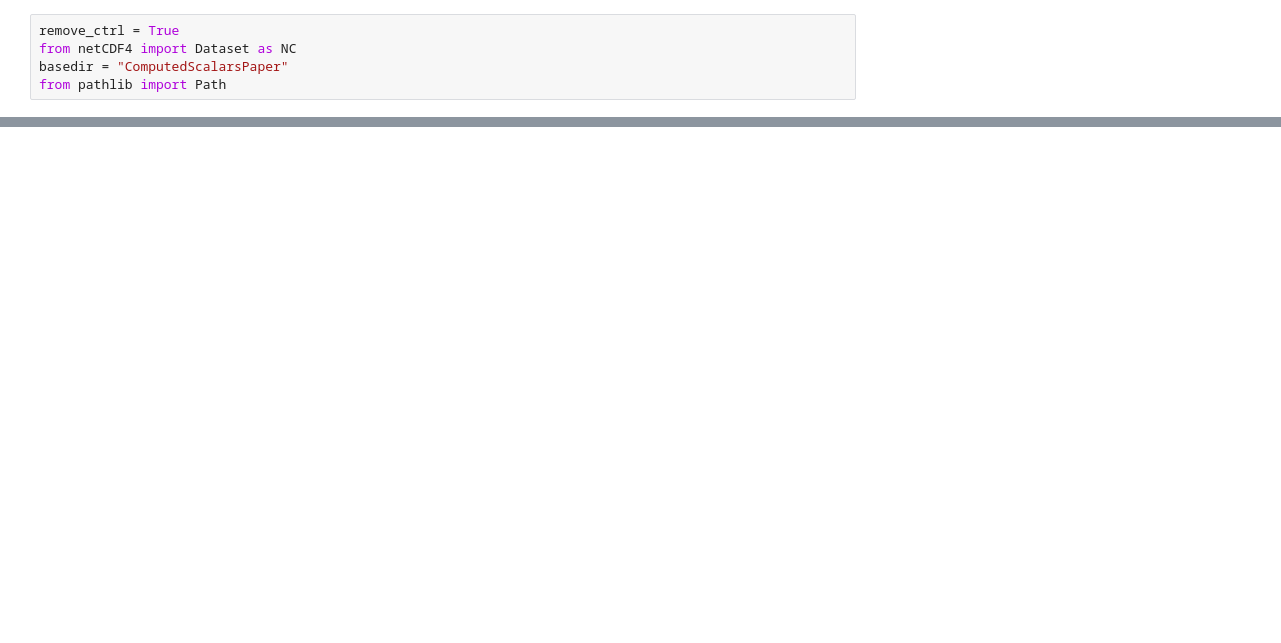
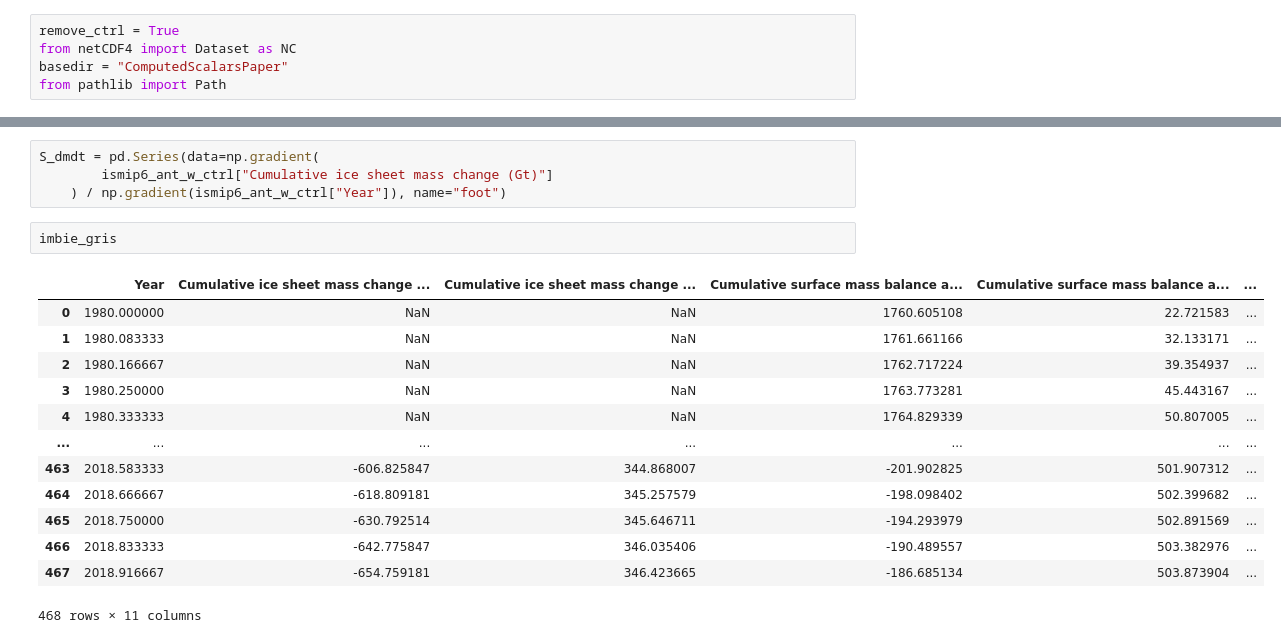
Before and after one commit to aaschwanden/ismip6-ipcc, a Jupyter notebook: analyze_slr_predictions.ipynb, the cells around one changed output, grey strips where cells are left out. Drawn from its saved outputs; the diff is of its cells as text; blank space fills up the shorter version.

```diff
--- a/analyze_slr_predictions.ipynb
+++ b/analyze_slr_predictions.ipynb
@@ -270,0 +272,20 @@ ismip6_ant_w_ctrl[(ismip6_ant_w_ctrl["Year"] > 2012) & (ismip6_ant_w_ctrl["Model
+# %%
+S_dmdt = pd.Series(data=np.gradient(
+        ismip6_ant_w_ctrl["Cumulative ice sheet mass change (Gt)"]
+    ) / np.gradient(ismip6_ant_w_ctrl["Year"]), name="foot")
+# %%
+imbie_gris
+# %% [output]
+|  | Year | Cumulative ice sheet mass change ... | Cumulative ice sheet mass change ... | Cumulative surface mass balance a... | Cumulative surface mass balance a... | ... |
+| 0 | 1980.000000 | NaN | NaN | 1760.605108 | 22.721583 | ... |
+| 1 | 1980.083333 | NaN | NaN | 1761.661166 | 32.133171 | ... |
+| 2 | 1980.166667 | NaN | NaN | 1762.717224 | 39.354937 | ... |
+| 3 | 1980.250000 | NaN | NaN | 1763.773281 | 45.443167 | ... |
+| 4 | 1980.333333 | NaN | NaN | 1764.829339 | 50.807005 | ... |
+| ... | ... | ... | ... | ... | ... | ... |
+| 463 | 2018.583333 | -606.825847 | 344.868007 | -201.902825 | 501.907312 | ... |
+| 464 | 2018.666667 | -618.809181 | 345.257579 | -198.098402 | 502.399682 | ... |
+| 465 | 2018.750000 | -630.792514 | 345.646711 | -194.293979 | 502.891569 | ... |
+| 466 | 2018.833333 | -642.775847 | 346.035406 | -190.489557 | 503.382976 | ... |
+| 467 | 2018.916667 | -654.759181 | 346.423665 | -186.685134 | 503.873904 | ... |
+468 rows × 11 columns
```
Also changed, not shown: parts of 15 cells of this notebook, 1 other file.
